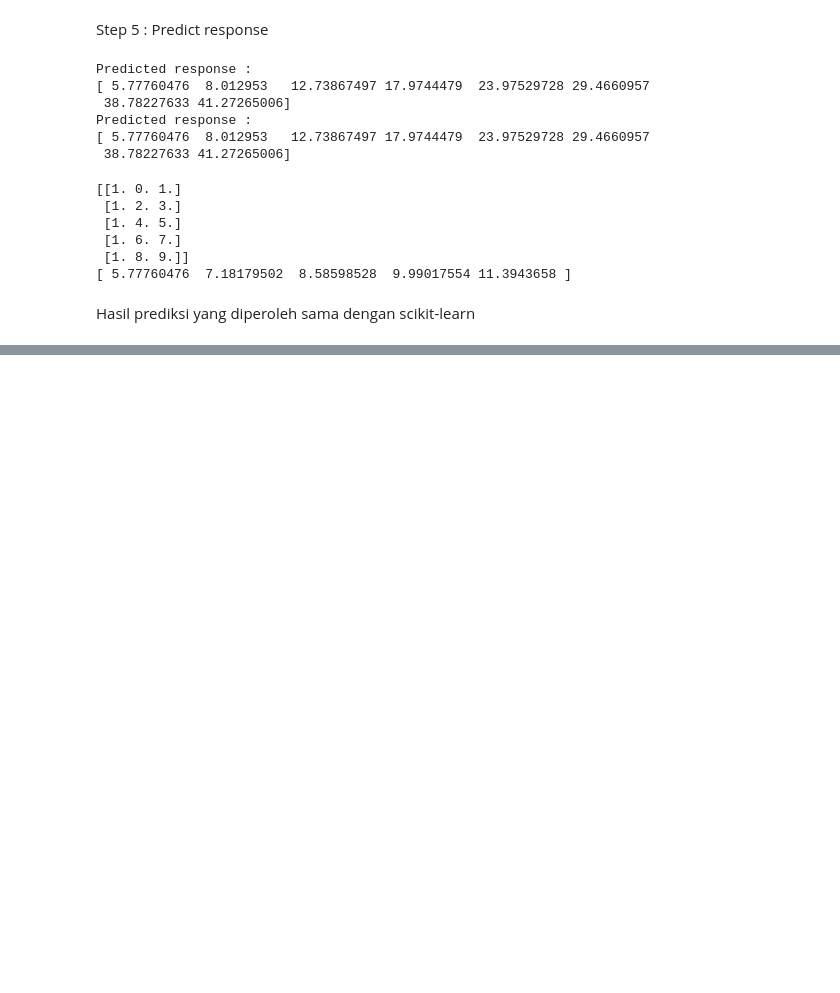
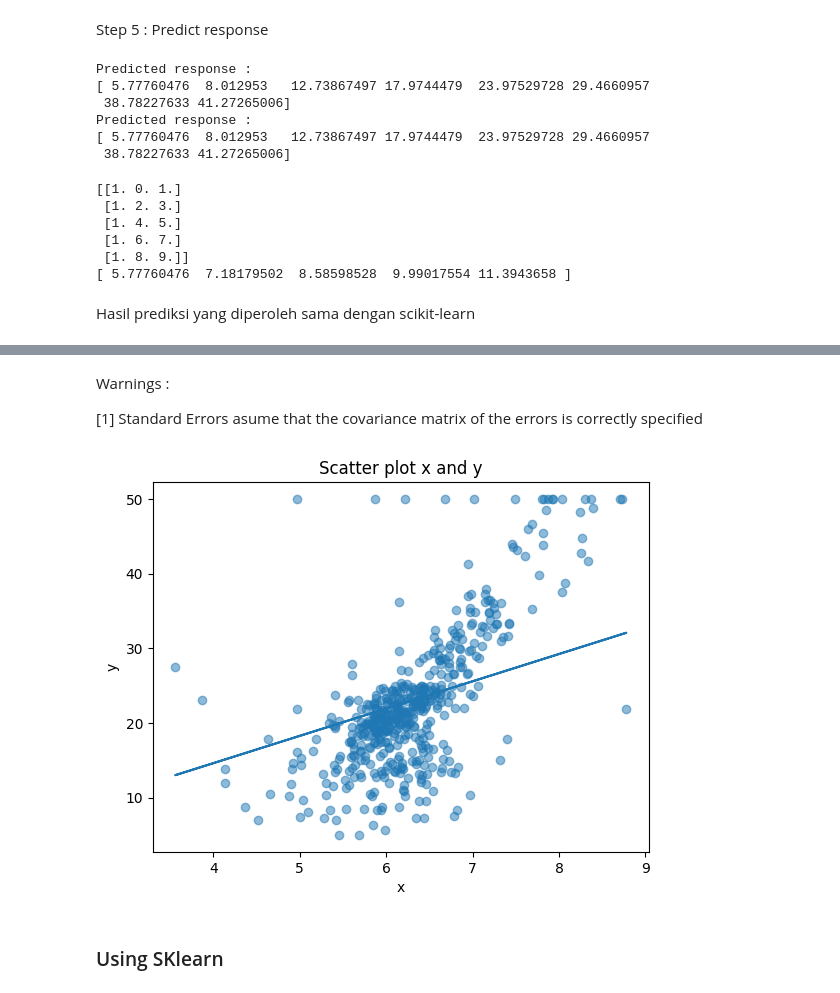
Before and after one commit to kireikharisma/H8_3, a Jupyter notebook: sesi11.ipynb, the cells around one changed output, grey strips where cells are left out. Saved outputs shown, nothing was run; the diff lists cells and outputs as text; code cells hidden in the pictures; blank space fills up the shorter version.

Commit message:
update sesi11.ipynb - Implementing Linear Regression on Real Dataset

```diff
--- a/sesi11.ipynb
+++ b/sesi11.ipynb
@@ -459,0 +464,5 @@ Hasil prediksi yang diperoleh sama dengan scikit-learn
+# %%
+import statsmodels.api as sm
+from sklearn import datasets ## import dataset from scikit-learn
+
+data = datasets.load_boston() ## loads Boston dataset from datasets library
@@ -459,0 +507,9 @@ Hasil prediksi yang diperoleh sama dengan scikit-learn
+# %%
+import numpy as np
+import pandas as pd
+
+# define the data/predictors as the pre-set feature names
+df = pd.DataFrame(data.data, columns=data.feature_names)
+
+# Put the target (housing value -- MEDV) in another DataFrame
+target = pd.DataFrame(data.target, columns=["MEDV"])
@@ -459,0 +534,8 @@ Hasil prediksi yang diperoleh sama dengan scikit-learn
+# %%
+X = df["RM"]
+y = target["MEDV"]
+
+model = sm.OLS(y, X).fit()
+predictions = model.predict(X)
+
+model.summary()
@@ -459,0 +562,15 @@ Hasil prediksi yang diperoleh sama dengan scikit-learn
+# %% [markdown]
+Warnings :
+
+[1] Standard Errors asume that the covariance matrix of the errors is correctly specified
+# %%
+plt.scatter(X, y, alpha=0.5)
+plt.plot(X, predictions)
+plt.title('Scatter plot x and y')
+plt.xlabel('x')
+plt.ylabel('y')
+plt.show()
+# %% [output]
+[figure, added]
+# %% [markdown]
+### Using SKlearn
```
Also changed, not shown: parts of 31 cells of this notebook.
